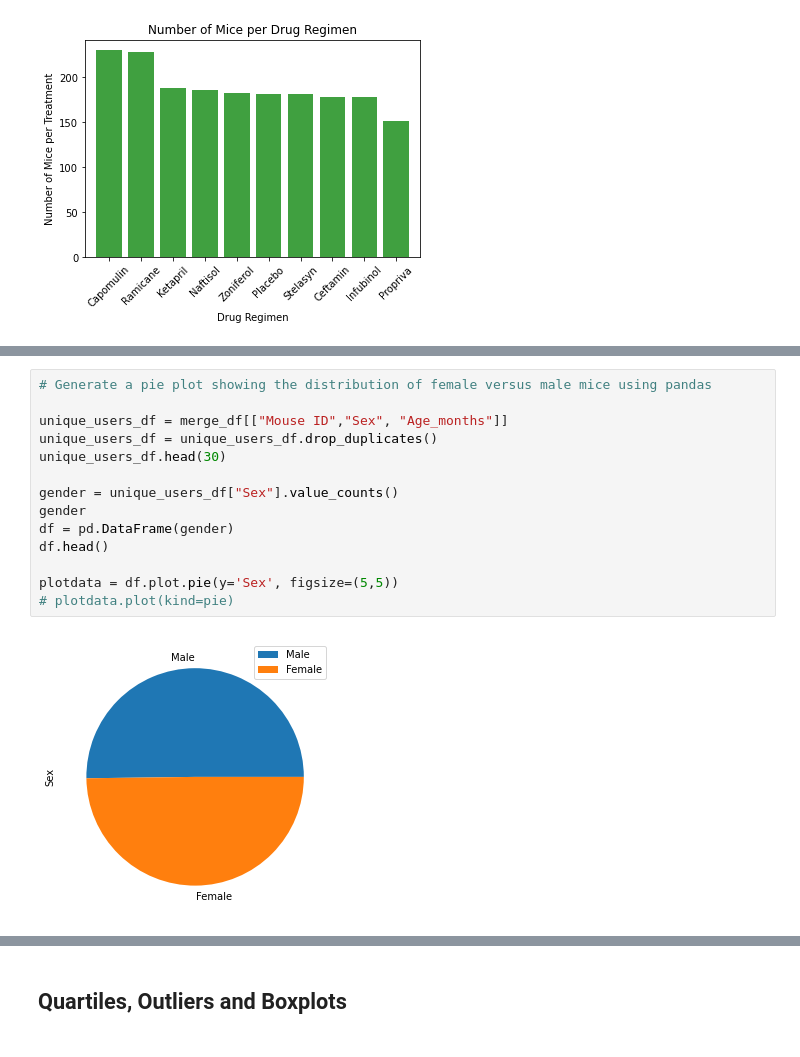
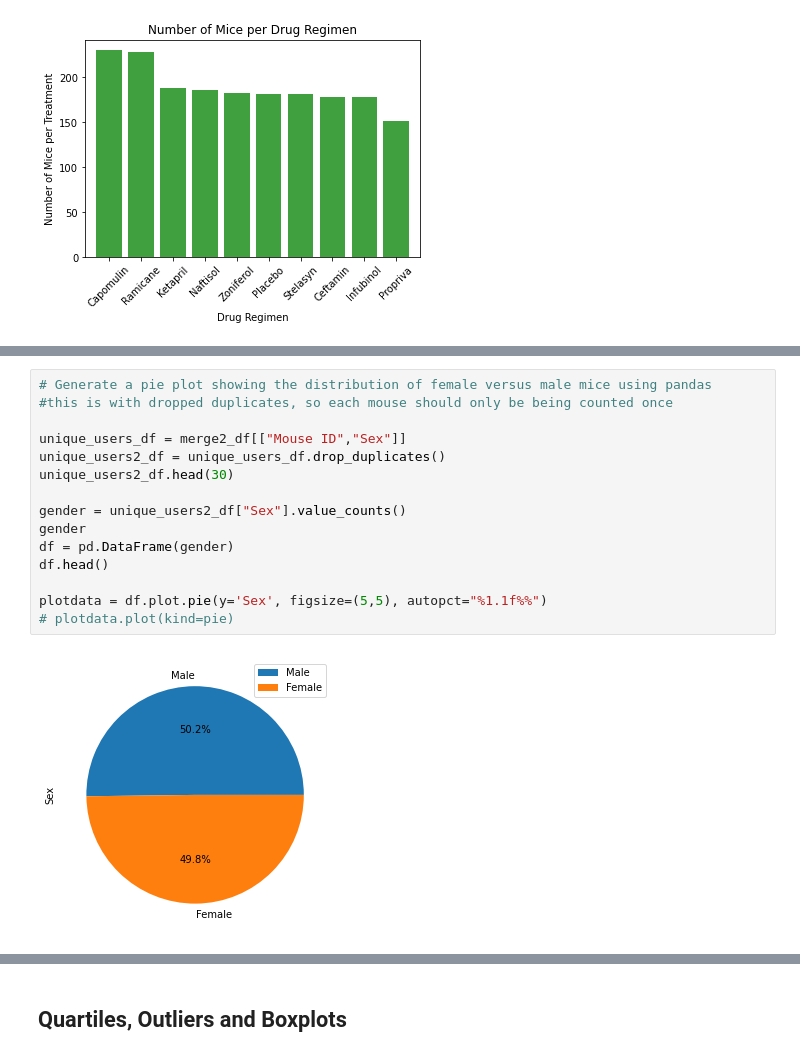
Before and after one commit to jump8621/Matplotlib_PowerofPlots, a Jupyter notebook: actual-Copy2.ipynb, the cells around one changed output, grey strips where cells are left out. Drawn from its saved outputs; the diff is of its cells as text.

```diff
--- a/actual-Copy2.ipynb
+++ b/actual-Copy2.ipynb
@@ -431,19 +441,20 @@ df.head()
 # %%
 # Generate a pie plot showing the distribution of female versus male mice using pandas
+#this is with dropped duplicates, so each mouse should only be being counted once
 
-unique_users_df = merge_df[["Mouse ID","Sex", "Age_months"]]
-unique_users_df = unique_users_df.drop_duplicates()
-unique_users_df.head(30)
+unique_users_df = merge2_df[["Mouse ID","Sex"]]
+unique_users2_df = unique_users_df.drop_duplicates()
+unique_users2_df.head(30)
 
-gender = unique_users_df["Sex"].value_counts()
+gender = unique_users2_df["Sex"].value_counts()
 gender
 df = pd.DataFrame(gender)
 df.head()
 
-plotdata = df.plot.pie(y='Sex', figsize=(5,5))
+plotdata = df.plot.pie(y='Sex', figsize=(5,5), autopct="%1.1f%%")
 # plotdata.plot(kind=pie)
 # %% [output]
-[figure, old version]
+[figure, new version]
 # %%
 # Generate a pie plot showing the distribution of female versus male mice using pyplot
 
```
Also changed, not shown: parts of 6 cells of this notebook.
